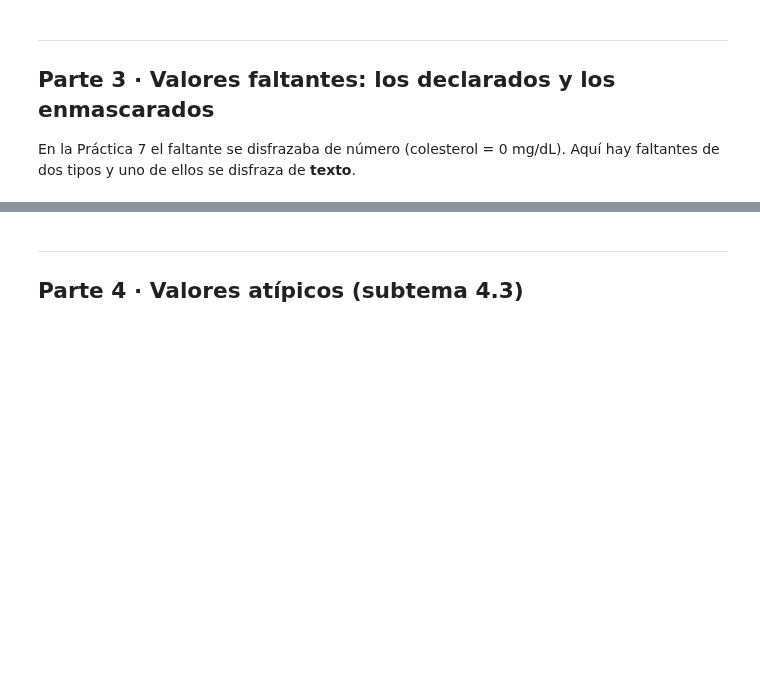
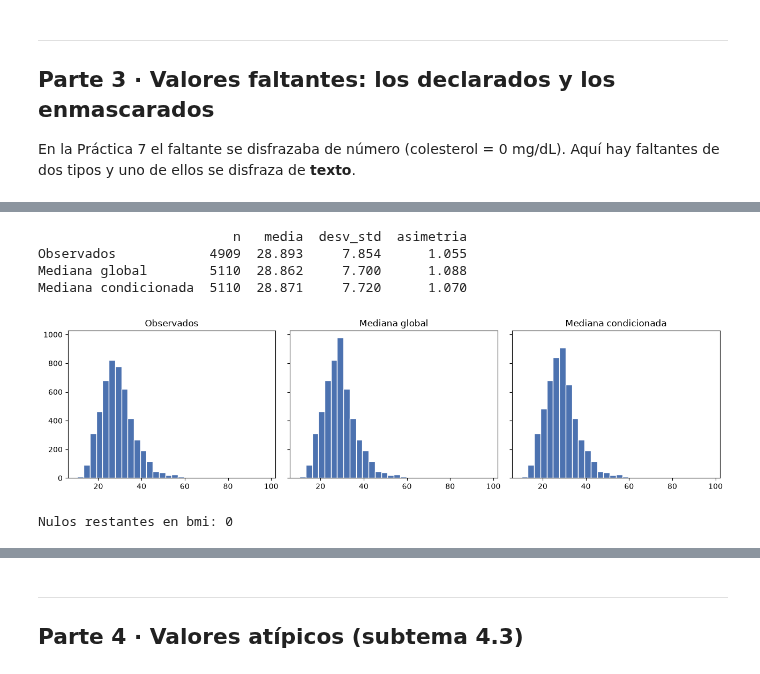
Before and after one commit to CarlosBallesuag/IA_Practicas_LAB, a Jupyter notebook: Practicas Parcial 1/Tarea_Unidad_4.ipynb, the cells around one changed output, grey strips where cells are left out. Cells and saved outputs as stored; diff of their text form; code cells hidden in the pictures; blank space fills up the shorter version.

```diff
--- a/Practicas Parcial 1/Tarea_Unidad_4.ipynb
+++ b/Practicas Parcial 1/Tarea_Unidad_4.ipynb
@@ -52,3 +60,7 @@ SEED = 42
 # TODO: cargue "healthcare-dataset-stroke-data.csv" en un DataFrame llamado df.
 #       Puede usar kagglehub (dataset "fedesoriano/stroke-prediction-dataset") (https://www.kaggle.com/datasets/fedesoriano/stroke-prediction-dataset)
 #       o la copia local. Imprima la forma y las primeras filas.
+df = pd.read_csv("healthcare-dataset-stroke-data.csv")
+
+print("Forma del DataFrame:", df.shape)
+df.head()
@@ -135,3 +314,12 @@ clínico que lo explique y diga qué consecuencia tiene para la imputación.
 # TODO: calcule la proporcion de la categoria enmascarada segun work_type
 #       y segun grupo de edad (use pd.cut con cortes 0-18-40-60-120).
 #       Concluya si el patron es aleatorio.
+bins_edad = [0, 18, 40, 60, 120]
+labels_edad = ["0-18", "19-40", "41-60", "61+"]
+df["grupo_edad"] = pd.cut(df["age"], bins=bins_edad, labels=labels_edad, include_lowest=True)
+
+print("Proporcion de smoking_status='Unknown' por work_type:")
+print(df.groupby("work_type")["smoking_status"].apply(lambda s: (s == "Unknown").mean()).round(3))
+
+print("\nProporcion de smoking_status='Unknown' por grupo de edad:")
+print(df.groupby("grupo_edad", observed=True)["smoking_status"].apply(lambda s: (s == "Unknown").mean()).round(3))
@@ -138,11 +343,49 @@ clínico que lo explique y diga qué consecuencia tiene para la imputación.
 # %%
 # [9] Imputacion de bmi
 # TODO: (a) cree la columna indicadora bmi_faltante ANTES de imputar.
 #       (b) construya dos versiones: mediana global y mediana condicionada
 #           por grupo de edad y sexo.
 #       (c) compare n, media, desviacion estandar y asimetria de las tres versiones
 #           (observados, global, condicionada) e incluya un histograma de cada imputacion.
 #       (d) elija una, aplíquela a df y verifique que no quedan nulos.
+df["bmi_faltante"] = df["bmi"].isna().astype(int)
+
+# (b) dos versiones de imputacion
+observados = df["bmi"].dropna()
+mediana_global = df["bmi"].median()
+bmi_imp_global = df["bmi"].fillna(mediana_global)
+
+mediana_condicionada = df.groupby(["grupo_edad", "gender"], observed=True)["bmi"].transform("median")
+bmi_imp_condicionada = df["bmi"].fillna(mediana_condicionada).fillna(mediana_global)  # respaldo si algun grupo queda vacio
+
+# (c) comparacion
+resumen = pd.DataFrame({
+    "n": [observados.shape[0], bmi_imp_global.shape[0], bmi_imp_condicionada.shape[0]],
+    "media": [observados.mean(), bmi_imp_global.mean(), bmi_imp_condicionada.mean()],
+    "desv_std": [observados.std(), bmi_imp_global.std(), bmi_imp_condicionada.std()],
+    "asimetria": [stats.skew(observados), stats.skew(bmi_imp_global), stats.skew(bmi_imp_condicionada)],
+}, index=["Observados", "Mediana global", "Mediana condicionada"])
+print(resumen.round(3))
+
+fig, axes = plt.subplots(1, 3, figsize=(13, 3.5), sharey=True)
+for ax, serie, titulo in zip(axes, [observados, bmi_imp_global, bmi_imp_condicionada],
+                              ["Observados", "Mediana global", "Mediana condicionada"]):
+    ax.hist(serie, bins=30, color="#4C72B0", edgecolor="white")
+    ax.set_title(titulo)
+plt.tight_layout()
+plt.show()
+
+# (d) elijo la mediana condicionada por grupo de edad y sexo: respeta mejor la heterogeneidad del IMC
+# entre subgrupos que una unica mediana global.
+df["bmi"] = bmi_imp_condicionada
+print("\nNulos restantes en bmi:", df["bmi"].isna().sum())
+# %% [output]
+                         n   media  desv_std  asimetria
+Observados            4909  28.893     7.854      1.055
+Mediana global        5110  28.862     7.700      1.088
+Mediana condicionada  5110  28.871     7.720      1.070
+[figure, added]
+Nulos restantes en bmi: 0
 # %% [markdown]
 **Justifique su elección.** ¿Qué le pasa a la desviación estándar al imputar y por qué? ¿Qué aporta
 `bmi_faltante` que la imputación por sí sola pierde? ¿Y qué decidió hacer con la categoría
```
Also changed, not shown: parts of 32 cells of this notebook.
